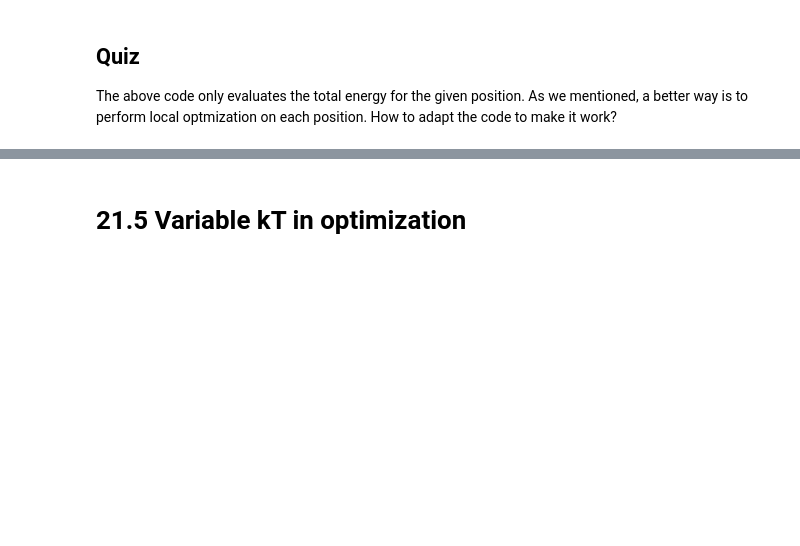
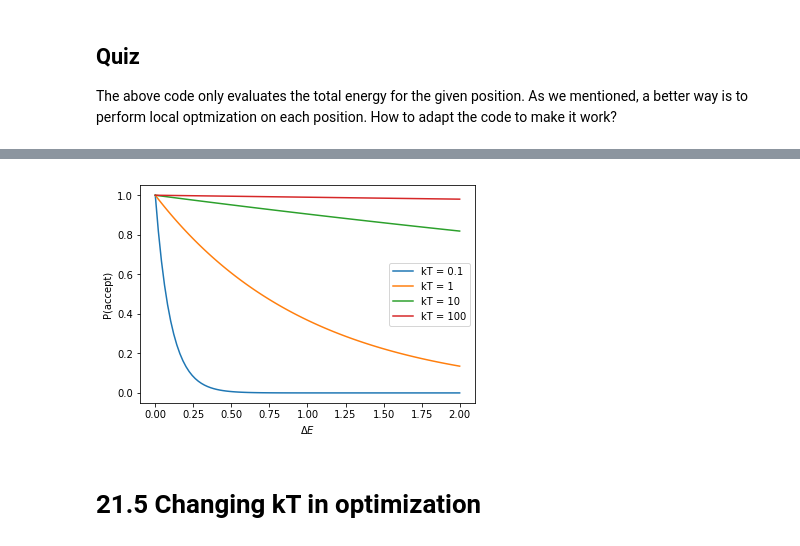
Before and after one commit to MaterSim/ComputationalPhysics300, a Jupyter notebook: Lec_21.ipynb, the cells around one changed output, grey strips where cells are left out. Saved outputs shown, nothing was run; the diff lists cells and outputs as text; code cells hidden in the pictures; blank space fills up the shorter version.

```diff
--- a/Lec_21.ipynb
+++ b/Lec_21.ipynb
@@ -162,2 +176,17 @@ simulated_annealling_v2(N_atom=5, Max_iteration=20)
+# %%
+import matplotlib.pyplot as plt
+import numpy as np
+
+x = np.linspace(0,2,100)
+plt.plot(x, np.exp(-x/0.1), label='kT = 0.1')
+plt.plot(x, np.exp(-x/1.0), label='kT = 1')
+plt.plot(x, np.exp(-x/10.0), label='kT = 10')
+plt.plot(x, np.exp(-x/100.0), label='kT = 100')
+plt.legend()
+plt.xlabel('$\Delta{E}$')
+plt.ylabel('P(accept)')
+plt.show()
+# %% [output]
+[figure, added]
 # %% [markdown]
-# 21.5 Variable kT in optimization
+# 21.5 Changing kT in optimization
```
Also changed, not shown: parts of 8 cells of this notebook.
